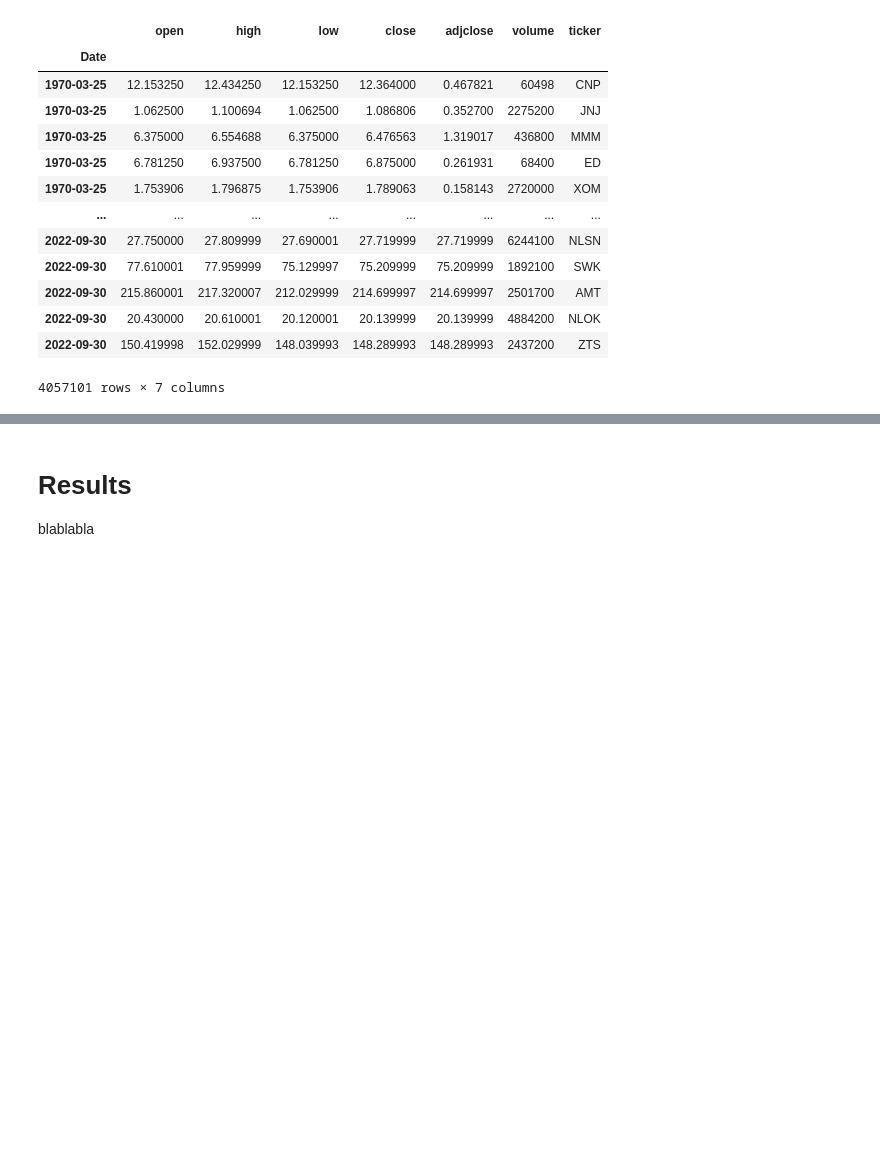
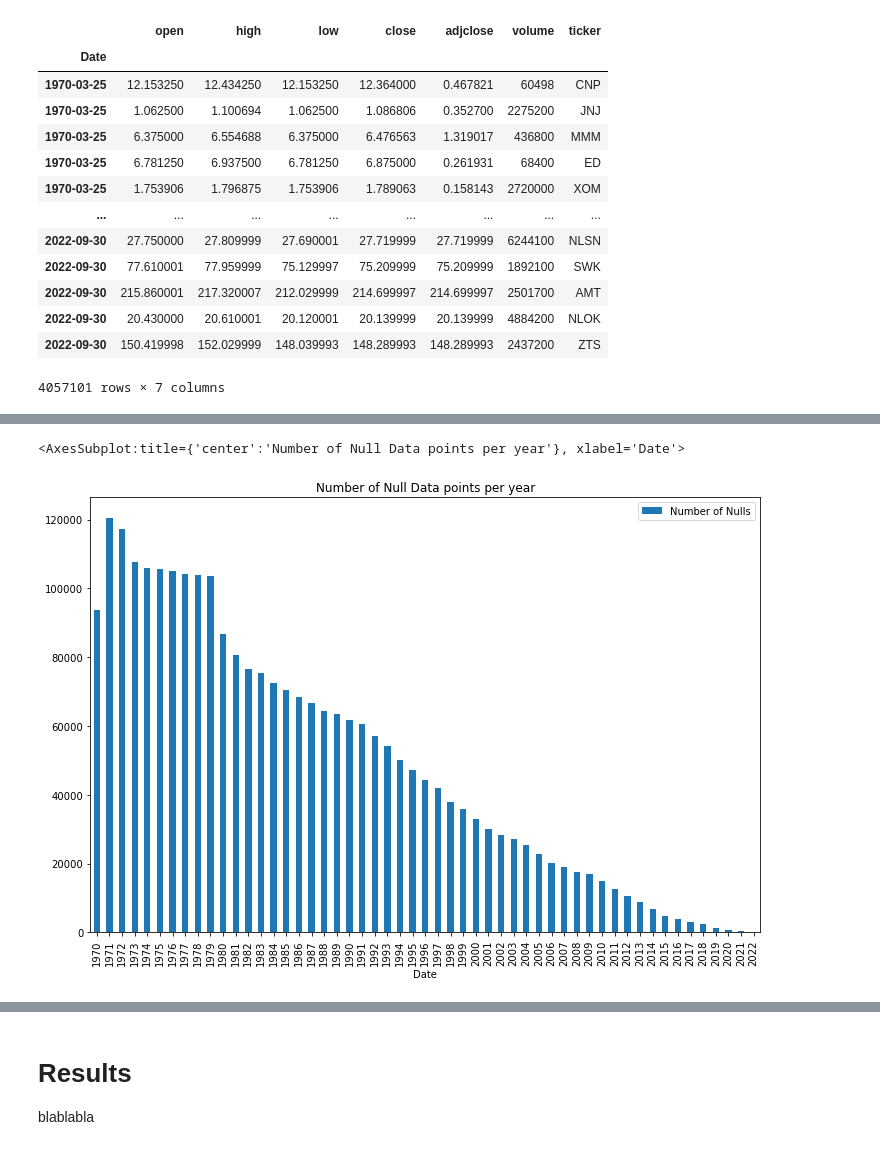
Before and after one commit to kiazydjan/ycng228-project, a Jupyter notebook: Scripts/Data Exploration.ipynb, the cells around one changed output, grey strips where cells are left out. Saved outputs shown, nothing was run; the diff lists cells and outputs as text; code cells hidden in the pictures; blank space fills up the shorter version.

```diff
--- a/Scripts/Data Exploration.ipynb
+++ b/Scripts/Data Exploration.ipynb
@@ -8,4 +11,6 @@ import pandas as pd
 # %%
 # Read data
-df = pd.read_csv('C:/Users/karen/PycharmProjects/ycng228-project/.data/_SP500_data_all.csv',index_col = 0)
-df.index.name = 'Date'
+df_ticker_data = pd.read_csv('C:/Users/karen/PycharmProjects/ycng228-project/.data/_SP500_data_all.csv',index_col = 0)
+df_ticker_data.index.name = 'Date'
+
+df_ticker_info = pd.read_csv('C:/Users/karen/PycharmProjects/ycng228-project/.data/_SP500_ticker_info.csv')
@@ -45,3 +78,8 @@ display(df)
 | 2022-09-30 | 20.430000 | 20.610001 | 20.120001 | 20.139999 | 20.139999 | 4884200 | NLOK |
 | 2022-09-30 | 150.419998 | 152.029999 | 148.039993 | 148.289993 | 148.289993 | 2437200 | ZTS |
 4057101 rows × 7 columns
+# %%
+# Transform Data
+
+df = df_ticker_data[['close','ticker']].rename(columns = {"close" : "Closing Price","ticker" : "Ticker"})
+df = df.pivot(columns = "Ticker")
@@ -47,0 +104,13 @@ display(df)
+# %%
+# Count number of NaaN per date
+df_nulls = pd.DataFrame(df.isnull().sum(axis = 1))
+df_nulls.rename(columns = {df_nulls.columns[0] : "Number of Nulls"}, inplace = True)
+df_nulls.index = pd.to_datetime(df_nulls.index)
+# display(df_nulls)
+# %%
+# Visualize
+df_nulls_per_year = df_nulls.groupby(df_nulls.index.year).sum()
+df_nulls_per_year.plot(kind = 'bar', figsize = (12,8), title = 'Number of Null Data points per year')
+# %% [output]
+<AxesSubplot:title={'center':'Number of Null Data points per year'}, xlabel='Date'>
+[figure, added]
```
Also changed, not shown: parts of 26 cells of this notebook, 6 other files.
